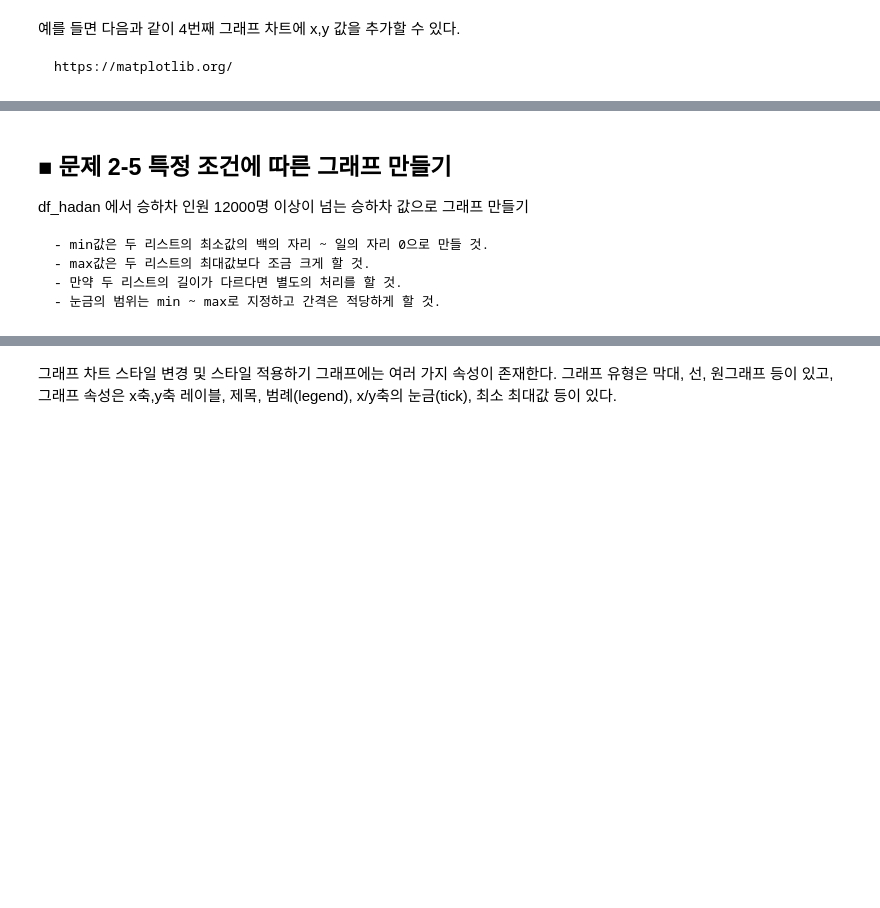
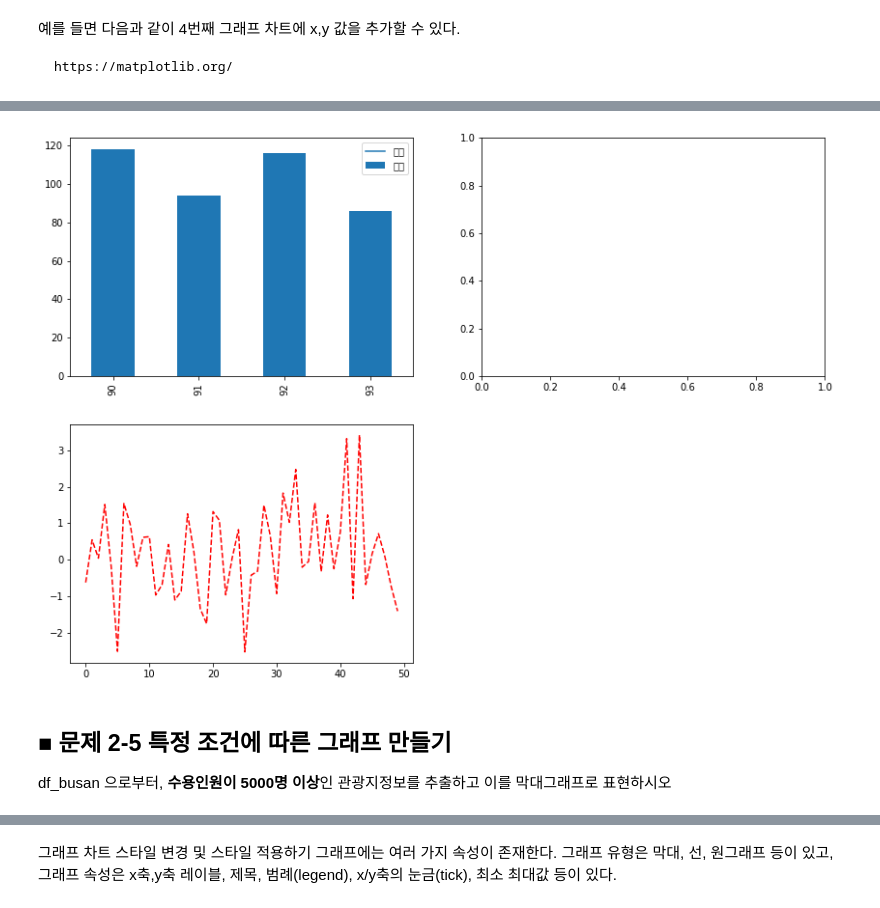
Before and after one commit to chunsejin/dismath, a Jupyter notebook: 주제3_(1-3)_부산시_관광_데이터_분석하기.ipynb, the cells around one changed output, grey strips where cells are left out. Cells and saved outputs as stored; diff of their text form; code cells hidden in the pictures; blank space fills up the shorter version.

````diff
--- a/주제3_(1-3)_부산시_관광_데이터_분석하기.ipynb
+++ b/주제3_(1-3)_부산시_관광_데이터_분석하기.ipynb
@@ -426,13 +503,5 @@ df_temp = df_hadan[['년월일','합계']].loc[df_hadan['구분'] =='승차']
 # %%
-df_temp.plot(ax=ax1)
+df_haeundae.plot(kind='bar', ax=ax1)
 fig
+# %% [output]
+[figure, added]
-# %% [markdown]
-## ■ 문제 2-5 특정 조건에 따른 그래프 만들기
-df_hadan 에서 승하차 인원 12000명 이상이 넘는 승하차 값으로 그래프 만들기
-
-```
-- min값은 두 리스트의 최소값의 백의 자리 ~ 일의 자리 0으로 만들 것.
-- max값은 두 리스트의 최대값보다 조금 크게 할 것.
-- 만약 두 리스트의 길이가 다르다면 별도의 처리를 할 것.
-- 눈금의 범위는 min ~ max로 지정하고 간격은 적당하게 할 것.
-```
@@ -443,0 +508,3 @@ df_ride_dist = pd.DataFrame(df_ride_up, index=df_ride.index)
+# %% [markdown]
+## ■ 문제 2-5 특정 조건에 따른 그래프 만들기
+df_busan 으로부터, **수용인원이 5000명 이상**인 관광지정보를 추출하고 이를 막대그래프로 표현하시오
````
Also changed, not shown: parts of 85 cells of this notebook, 7 other files.
